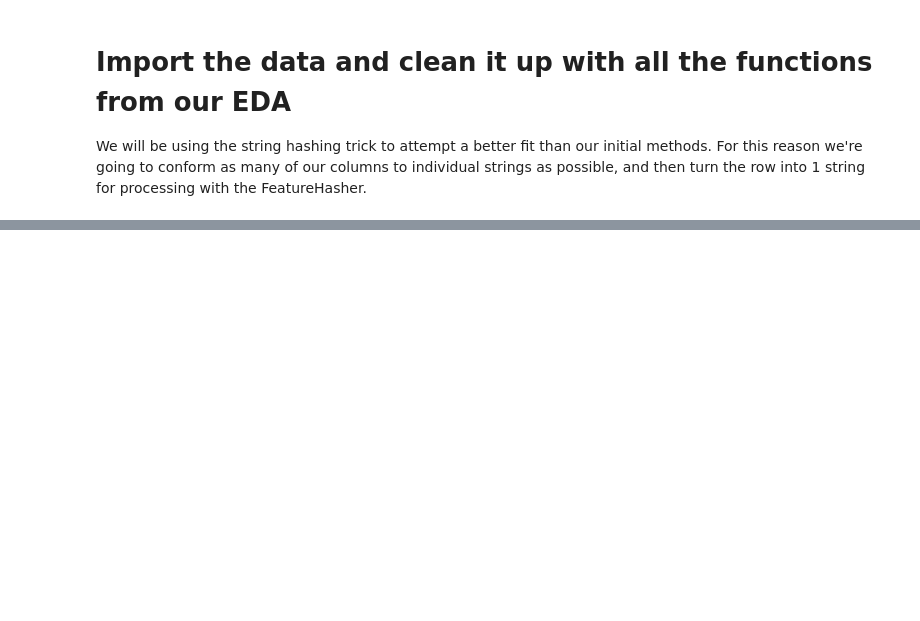
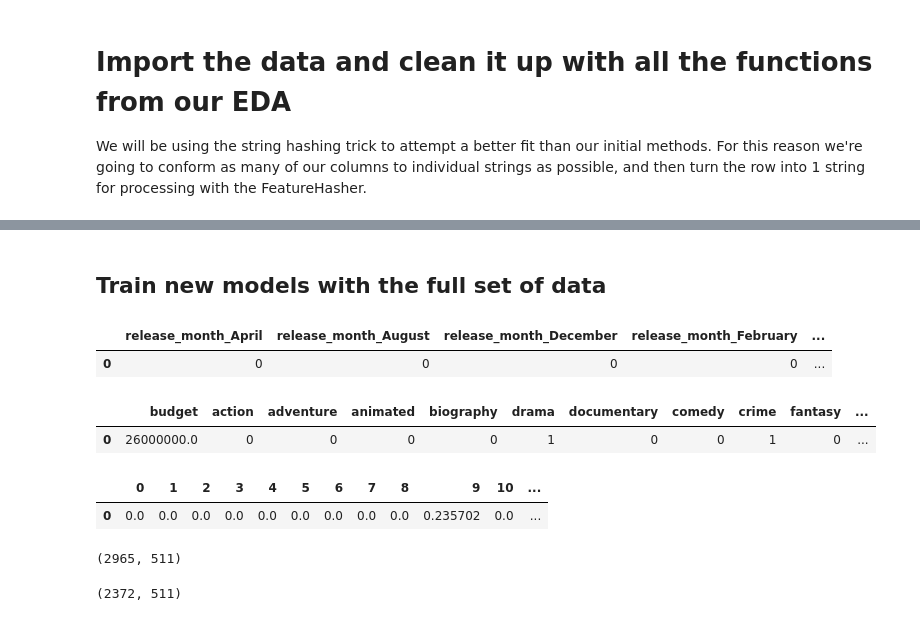
Before and after one commit to Tyler-Owen-Morris/film-revenue-predictor, a Jupyter notebook: Feature_Engineering_&_Modeling.ipynb, the cells around one changed output, grey strips where cells are left out. Saved outputs shown, nothing was run; the diff lists cells and outputs as text; code cells hidden in the pictures; blank space fills up the shorter version.

```diff
--- a/Feature_Engineering_&_Modeling.ipynb
+++ b/Feature_Engineering_&_Modeling.ipynb
@@ -106,0 +124,4 @@ get_actor_name('/name/nm11265212/')
+# %%
+films['train_string'] = films[['production','distribution','director','actor_1','actor_2','actor_3','actor_4',
+                               'actor_5','actor_6','actor_7','actor_8','actor_9','actor_10',
+                               'producer','executive']].apply(lambda x: ' '.join(x.dropna().astype(str)), axis=1)
@@ -106,0 +244,69 @@ get_actor_name('/name/nm11265212/')
+# %%
+def get_celeb_class(pop):
+    if pop <=2000:
+        return 'A-list'
+    elif pop <= 5000:
+        return 'B-list'
+    elif pop <= 20000:
+        return 'C-list'
+    elif pop <= 100000:
+        return 'D-list'
+    elif pop <= 250000:
+        return 'E-list'
+    else:
+        return 'nobody'
+# %%
+#convert popularity scores to text columns
+films['actor1_class'] = films['actor1_popularity'].map(lambda x : get_celeb_class(x))
+films['actor2_class'] = films['actor2_popularity'].map(lambda x : get_celeb_class(x))
+films['actor3_class'] = films['actor3_popularity'].map(lambda x : get_celeb_class(x))
+films['actor4_class'] = films['actor4_popularity'].map(lambda x : get_celeb_class(x))
+films['actor5_class'] = films['actor5_popularity'].map(lambda x : get_celeb_class(x))
+films['actor6_class'] = films['actor6_popularity'].map(lambda x : get_celeb_class(x))
+films['actor7_class'] = films['actor7_popularity'].map(lambda x : get_celeb_class(x))
+films['actor8_class'] = films['actor8_popularity'].map(lambda x : get_celeb_class(x))
+films['actor9_class'] = films['actor9_popularity'].map(lambda x : get_celeb_class(x))
+films['actor10_class'] = films['actor10_popularity'].map(lambda x : get_celeb_class(x))
+# %%
+#add the normalized budget
+bud = films[['budget']].values
+min_max_scaler = preprocessing.MinMaxScaler()
+bud_scaled = min_max_scaler.fit_transform(bud)
+films['budget_normalized']=bud_scaled
+# %% [markdown]
+## Train new models with the full set of data
+# %%
+#make dummies from our curated columns
+dum = pd.get_dummies(films[['release_month', 'release_year', 'rating', 'actor1_class', 'actor2_class', 'actor3_class', 'actor4_class',
+                              'actor5_class', 'actor6_class', 'actor7_class', 'actor8_class', 'actor9_class','actor10_class']])
+dum.head(1)
+# %% [output]
+|  | release_month_April | release_month_August | release_month_December | release_month_February | ... |
+| 0 | 0 | 0 | 0 | 0 | ... |
+# %%
+#pull the columns we want from the main DF
+use_cols = films[['budget','action','adventure','animated','biography','drama','documentary','comedy','crime','fantasy','family',
+                 'musical','horror','war','mystery','sci-fi','thriller','romance']]
+use_cols.head(1)
+# %% [output]
+|  | budget | action | adventure | animated | biography | drama | documentary | comedy | crime | fantasy | ... |
+| 0 | 26000000.0 | 0 | 0 | 0 | 0 | 1 | 0 | 0 | 1 | 0 | ... |
+# %%
+vectorizer = HashingVectorizer(n_features=400)
+vector = vectorizer.transform(films['train_string'].to_numpy())
+vec_df = pd.DataFrame.sparse.from_spmatrix(vector)
+vec_df.head(1)
+# %% [output]
+|  | 0 | 1 | 2 | 3 | 4 | 5 | 6 | 7 | 8 | 9 | 10 | ... |
+| 0 | 0.0 | 0.0 | 0.0 | 0.0 | 0.0 | 0.0 | 0.0 | 0.0 | 0.0 | 0.235702 | 0.0 | ... |
+# %%
+y = films['opening_wknd']
+X = pd.concat([use_cols, dum, vec_df], axis=1, sort=False)
+X.shape
+# %% [output]
+(2965, 511)
+# %%
+X_train, X_test, y_train, y_test = train_test_split(X, y, test_size=0.1, random_state=42)
+X_train.shape
+# %% [output]
+(2372, 511)
```
Also changed, not shown: parts of 33 cells of this notebook, 11 other files.
